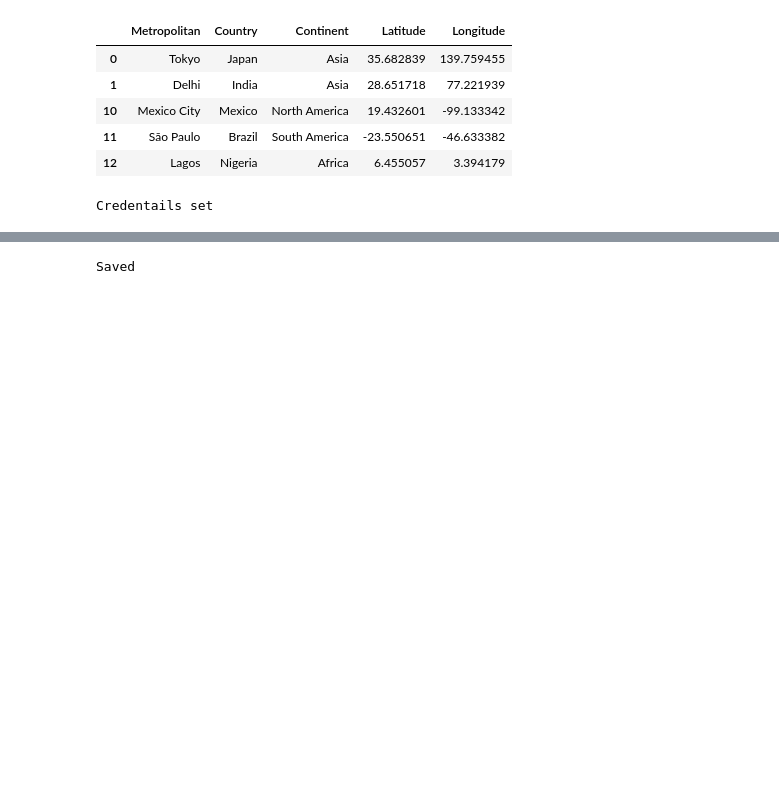
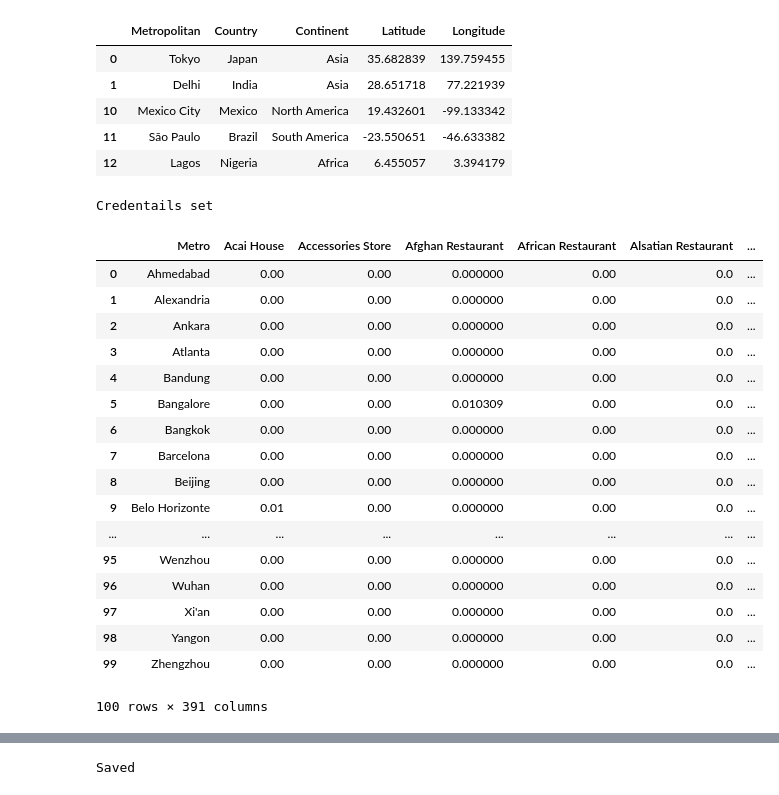
Before and after one commit to KathrynDH/Battle-of-the-Neighborhoods-FinalProject, a Jupyter notebook: Final Project - Get FourSquare Data.ipynb, the cells around one changed output, grey strips where cells are left out. Cells and saved outputs as stored; diff of their text form; code cells hidden in the pictures; blank space fills up the shorter version.

```diff
--- a/Final Project - Get FourSquare Data.ipynb
+++ b/Final Project - Get FourSquare Data.ipynb
@@ -107,3 +122,24 @@ for n in range(len(df.index)):
+# %%
+df_onehot_grouped
+# %% [output]
+|  | Metro | Acai House | Accessories Store | Afghan Restaurant | African Restaurant | Alsatian Restaurant | ... |
+| 0 | Ahmedabad | 0.00 | 0.00 | 0.000000 | 0.00 | 0.0 | ... |
+| 1 | Alexandria | 0.00 | 0.00 | 0.000000 | 0.00 | 0.0 | ... |
+| 2 | Ankara | 0.00 | 0.00 | 0.000000 | 0.00 | 0.0 | ... |
+| 3 | Atlanta | 0.00 | 0.00 | 0.000000 | 0.00 | 0.0 | ... |
+| 4 | Bandung | 0.00 | 0.00 | 0.000000 | 0.00 | 0.0 | ... |
+| 5 | Bangalore | 0.00 | 0.00 | 0.010309 | 0.00 | 0.0 | ... |
+| 6 | Bangkok | 0.00 | 0.00 | 0.000000 | 0.00 | 0.0 | ... |
+| 7 | Barcelona | 0.00 | 0.00 | 0.000000 | 0.00 | 0.0 | ... |
+| 8 | Beijing | 0.00 | 0.00 | 0.000000 | 0.00 | 0.0 | ... |
+| 9 | Belo Horizonte | 0.01 | 0.00 | 0.000000 | 0.00 | 0.0 | ... |
+| ... | ... | ... | ... | ... | ... | ... | ... |
+| 95 | Wenzhou | 0.00 | 0.00 | 0.000000 | 0.00 | 0.0 | ... |
+| 96 | Wuhan | 0.00 | 0.00 | 0.000000 | 0.00 | 0.0 | ... |
+| 97 | Xi'an | 0.00 | 0.00 | 0.000000 | 0.00 | 0.0 | ... |
+| 98 | Yangon | 0.00 | 0.00 | 0.000000 | 0.00 | 0.0 | ... |
+| 99 | Zhengzhou | 0.00 | 0.00 | 0.000000 | 0.00 | 0.0 | ... |
+100 rows × 391 columns
 # %%
 df_cat
 # %% [output]
```
Also changed, not shown: parts of 5 cells of this notebook.
